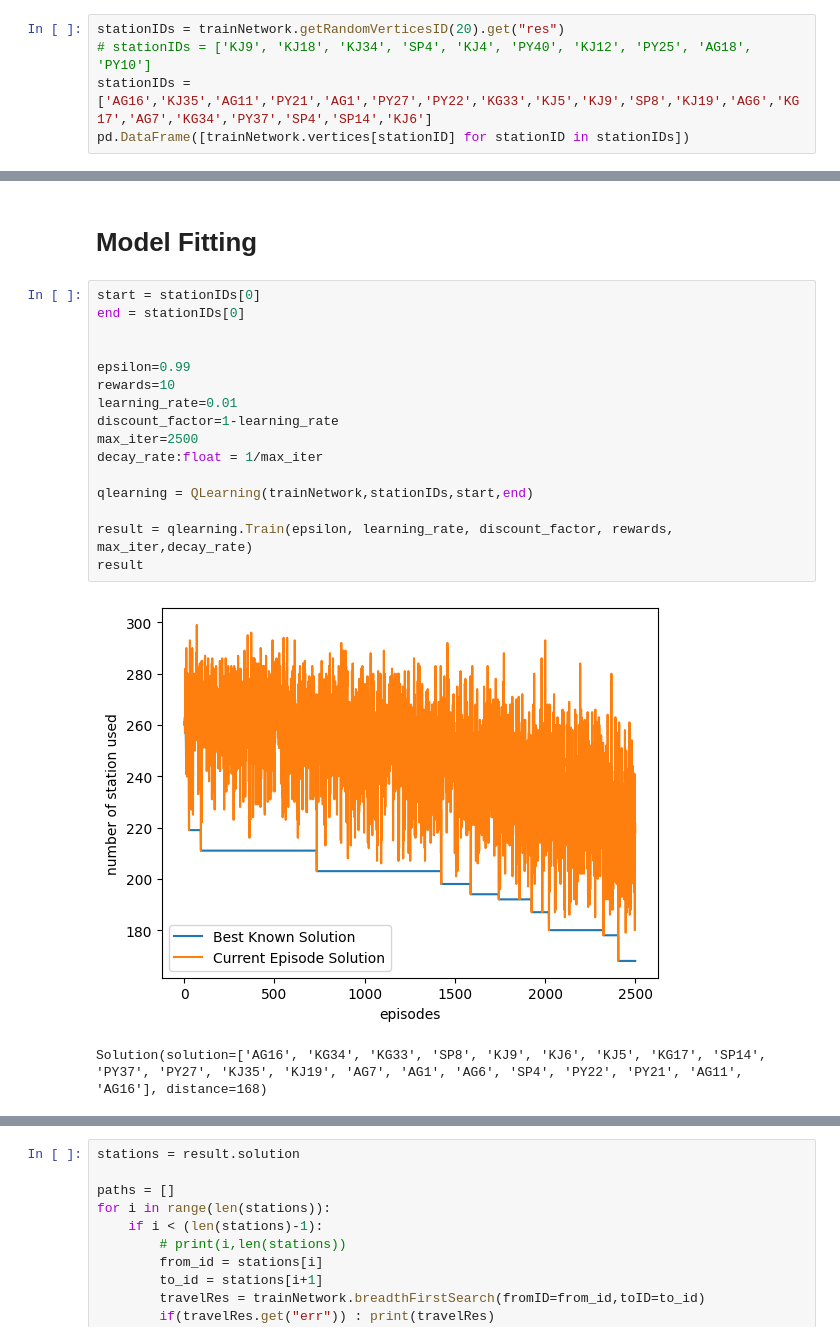
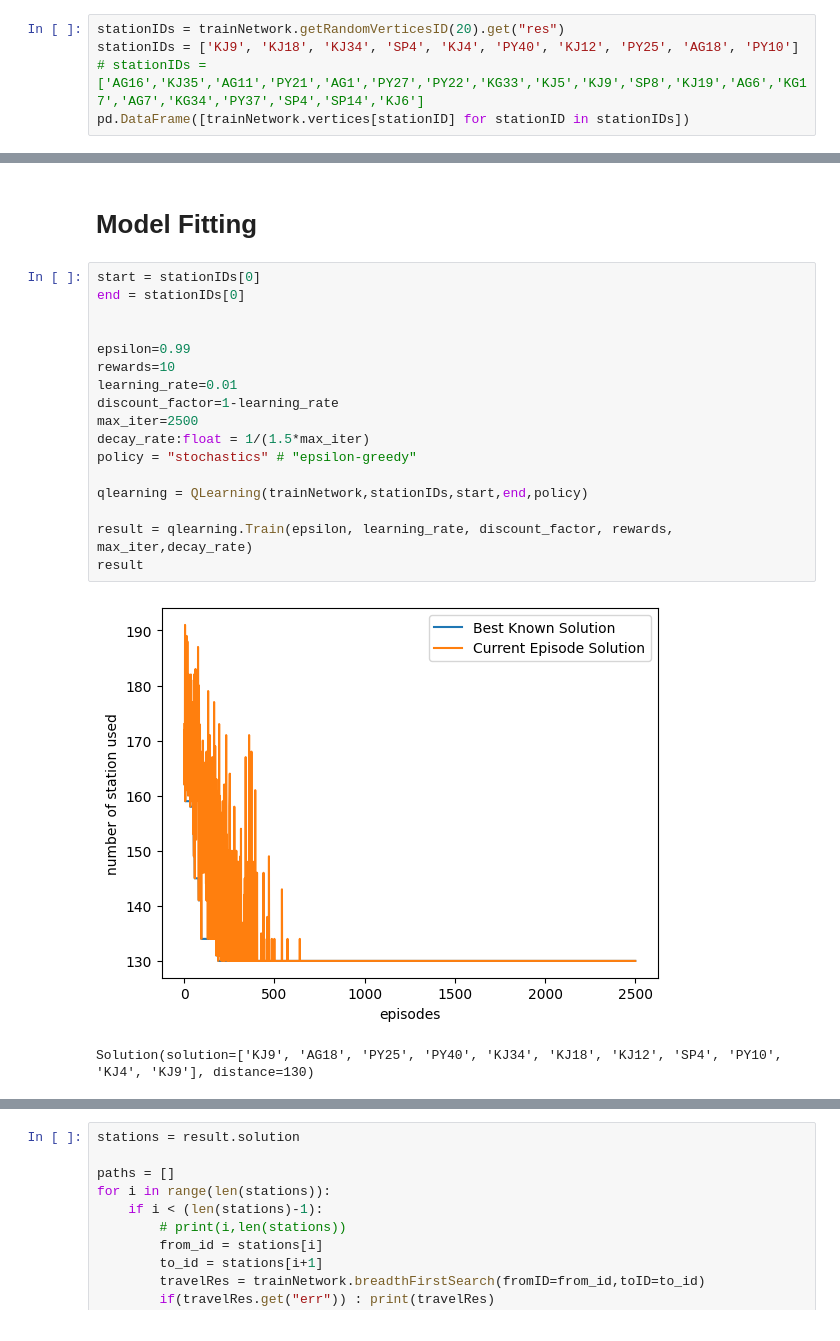
Before and after one commit to devchinyan/TravelingSalesmanProblem, a Jupyter notebook: TravelingSalesman/Q Learning.ipynb, the cells around one changed output, grey strips where cells are left out. Cells and saved outputs as stored; diff of their text form.

Commit message:
implement stochastic policy

```diff
--- a/TravelingSalesman/Q Learning.ipynb
+++ b/TravelingSalesman/Q Learning.ipynb
@@ -231,8 +237,8 @@ class QLearning:
 # Generate Test Data
 # %%
 stationIDs = trainNetwork.getRandomVerticesID(20).get("res")
-# stationIDs = ['KJ9', 'KJ18', 'KJ34', 'SP4', 'KJ4', 'PY40', 'KJ12', 'PY25', 'AG18', 'PY10']
-stationIDs = ['AG16','KJ35','AG11','PY21','AG1','PY27','PY22','KG33','KJ5','KJ9','SP8','KJ19','AG6','KG17','AG7','KG34','PY37','SP4','SP14','KJ6']
+stationIDs = ['KJ9', 'KJ18', 'KJ34', 'SP4', 'KJ4', 'PY40', 'KJ12', 'PY25', 'AG18', 'PY10']
+# stationIDs = ['AG16','KJ35','AG11','PY21','AG1','PY27','PY22','KG33','KJ5','KJ9','SP8','KJ19','AG6','KG17','AG7','KG34','PY37','SP4','SP14','KJ6']
 pd.DataFrame([trainNetwork.vertices[stationID] for stationID in stationIDs])
 # %% [output]
 |  | id | stationName | coordinate |
@@ -280,22 +261,23 @@ stationIDs
 # %%
 start = stationIDs[0]
 end = stationIDs[0]
 
 
 epsilon=0.99
 rewards=10
 learning_rate=0.01
 discount_factor=1-learning_rate
 max_iter=2500
-decay_rate:float = 1/max_iter
+decay_rate:float = 1/(1.5*max_iter)
+policy = "stochastics" # "epsilon-greedy"
 
-qlearning = QLearning(trainNetwork,stationIDs,start,end)
+qlearning = QLearning(trainNetwork,stationIDs,start,end,policy)
 
 result = qlearning.Train(epsilon, learning_rate, discount_factor, rewards, max_iter,decay_rate)
 result
 # %% [output]
-[figure, old version]
+[figure, new version]
-Solution(solution=['AG16', 'KG34', 'KG33', 'SP8', 'KJ9', 'KJ6', 'KJ5', 'KG17', 'SP14', 'PY37', 'PY27', 'KJ35', 'KJ19', 'AG7', 'AG1', 'AG6', 'SP4', 'PY22', 'PY21', 'AG11', 'AG16'], distance=168)
+Solution(solution=['KJ9', 'AG18', 'PY25', 'PY40', 'KJ34', 'KJ18', 'KJ12', 'SP4', 'PY10', 'KJ4', 'KJ9'], distance=130)
 # %%
 pd.DataFrame([trainNetwork.vertices.get(stationID) for stationID in result.solution])
 # %% [output]
```
Also changed, not shown: parts of 6 cells of this notebook.
